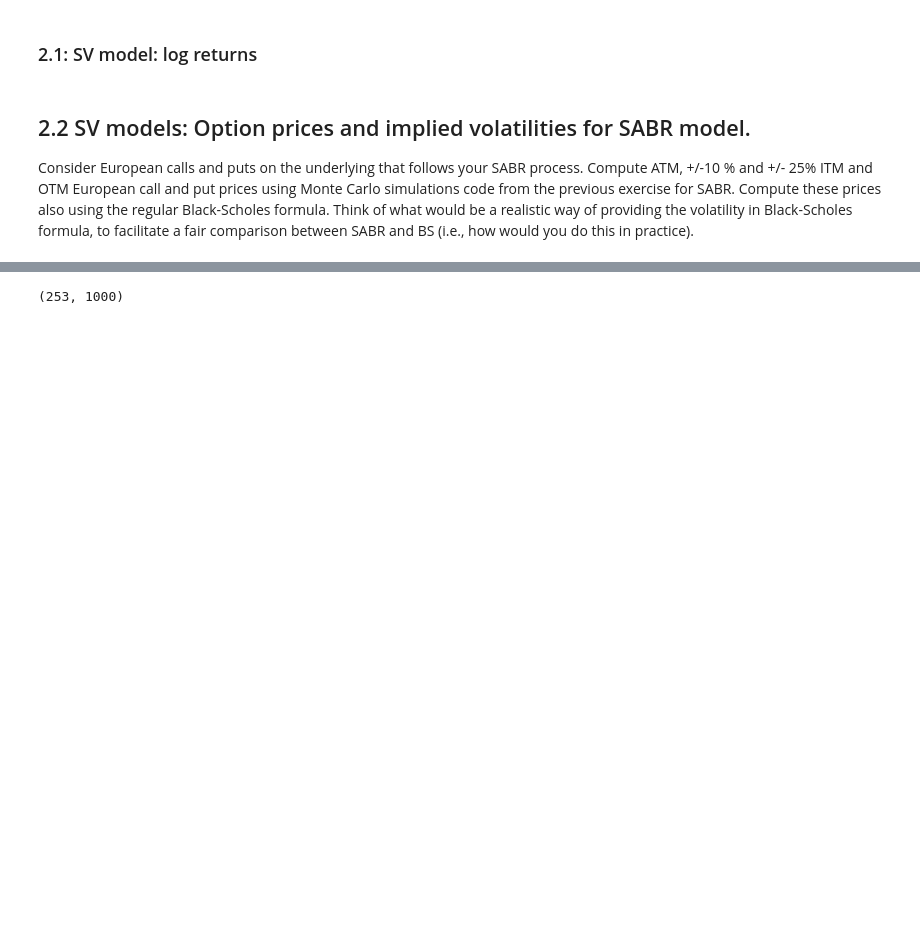
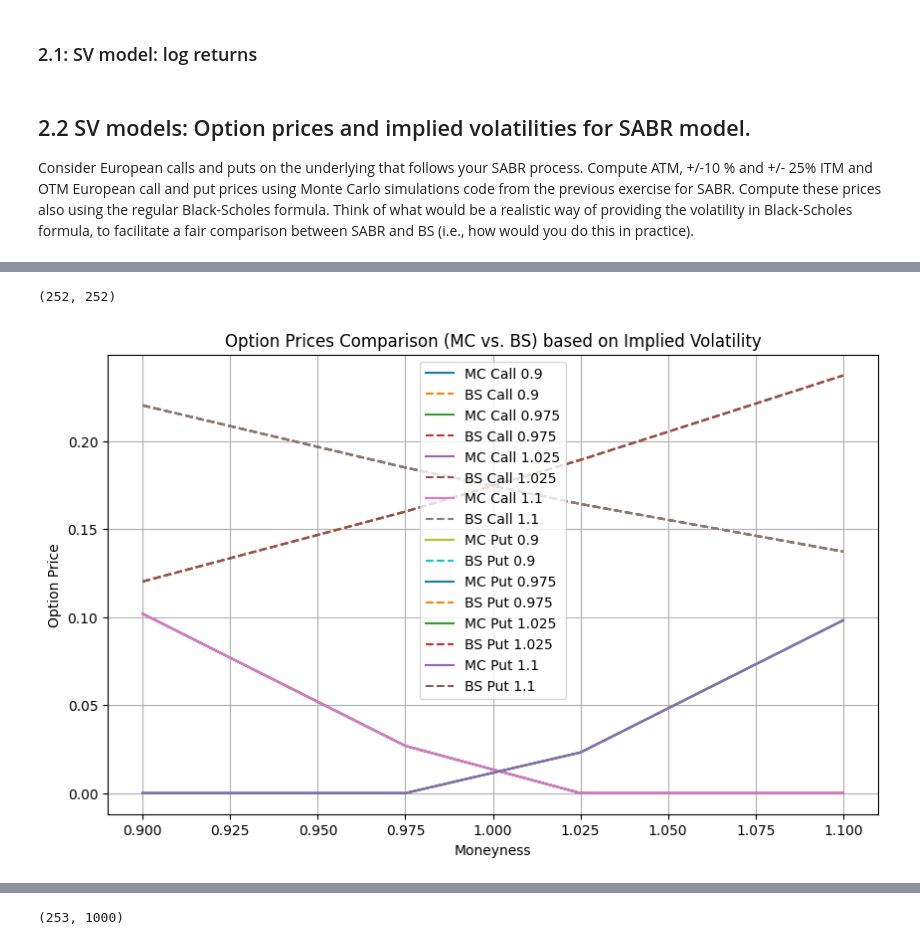
Before and after one commit to Lebramjames/E_FIN_SPFDM, a Jupyter notebook: assignment 2/assignment2_group1_2.ipynb, the cells around one changed output, grey strips where cells are left out. Cells and saved outputs as stored; diff of their text form; code cells hidden in the pictures; blank space fills up the shorter version.

```diff
--- a/assignment 2/assignment2_group1_2.ipynb
+++ b/assignment 2/assignment2_group1_2.ipynb
@@ -97,0 +154,35 @@ BlackScholes.calc_blackscholes()
+# %%
+F_mesh.shape
+# %% [output]
+(252, 252)
+# %%
+F0 = 1.0
+r = 0.0
+beta = 1
+rho = -0.7
+alpha = 0.5
+
+K = F0  # ATM strike price
+moneyness_levels = [0.9, 0.975, 1.025, 1.1]  # Moneyness levels for options
+
+SABR_model = SABR_model_simulation()
+F, sigma = SABR_model.sabr_model_sim(F0, rho, beta, alpha, T, n_steps, M)
+F_mcsim_mean = np.mean(F[-1, :])
+implied_volatility = np.mean(sigma[-1, :])
+
+option_prices_sabr = {}
+for moneyness in moneyness_levels:
+    K_option = K * moneyness
+    option_prices_sabr[f'Call {moneyness}'] = np.mean(np.maximum(F_mcsim_mean - K_option, 0))
+    option_prices_sabr[f'Put {moneyness}'] = np.mean(np.maximum(K_option - F_mcsim_mean, 0))
+
+option_prices_bs = {}
+for moneyness in moneyness_levels:
+    K_option = K * moneyness
+    option_prices_bs[f'Call {moneyness}'] = BlackScholes.calc_blackscholes(F0, K_option, implied_volatility, T, r, 'call')
+    option_prices_bs[f'Put {moneyness}'] = BlackScholes.calc_blackscholes(F0, K_option, implied_volatility, T, r, 'put')
+option_prices_bs
+
+Plotter.plot_bs_SABR_volatility(option_prices_sabr, option_prices_bs, moneyness_levels)
+# %% [output]
+[figure, added]
```
Also changed, not shown: parts of 10 cells of this notebook, 4 other files.
